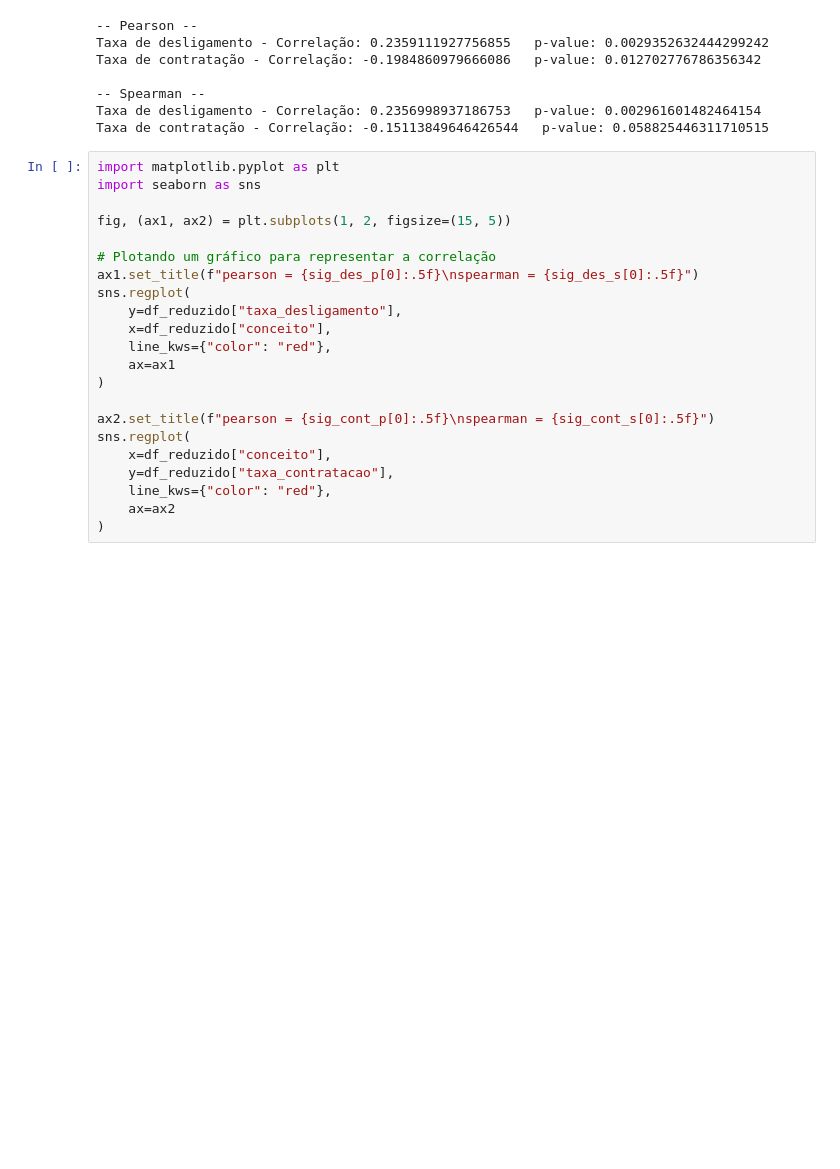
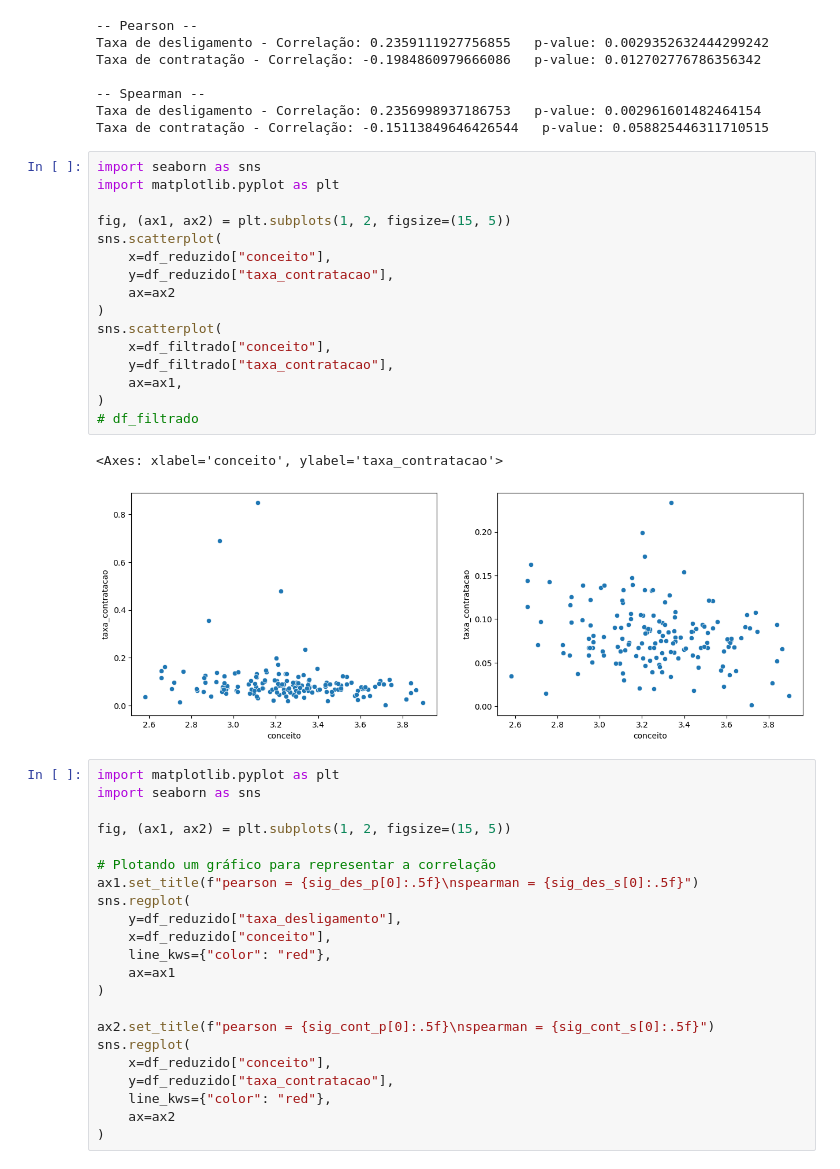
Before and after one commit to romeuborges19/analise-rotatividade, a Jupyter notebook: main.ipynb, the cells around one changed output. Drawn from its saved outputs; the diff is of its cells as text; blank space fills up the shorter version.

```diff
--- a/main.ipynb
+++ b/main.ipynb
@@ -135,6 +138,25 @@ Taxa de contratação - Correlação: -0.1984860979666086   p-value: 0.012702776
 -- Spearman --
 Taxa de desligamento - Correlação: 0.2356998937186753   p-value: 0.002961601482464154
 Taxa de contratação - Correlação: -0.15113849646426544   p-value: 0.058825446311710515
+# %%
+import seaborn as sns
+import matplotlib.pyplot as plt
+
+fig, (ax1, ax2) = plt.subplots(1, 2, figsize=(15, 5))
+sns.scatterplot(
+    x=df_reduzido["conceito"],
+    y=df_reduzido["taxa_contratacao"],
+    ax=ax2
+)
+sns.scatterplot(
+    x=df_filtrado["conceito"],
+    y=df_filtrado["taxa_contratacao"],
+    ax=ax1,
+)
+# df_filtrado
+# %% [output]
+<Axes: xlabel='conceito', ylabel='taxa_contratacao'>
+[figure, added]
 # %%
 import matplotlib.pyplot as plt
 import seaborn as sns
```
Also changed, not shown: parts of 2 cells of this notebook, 8 other files.
